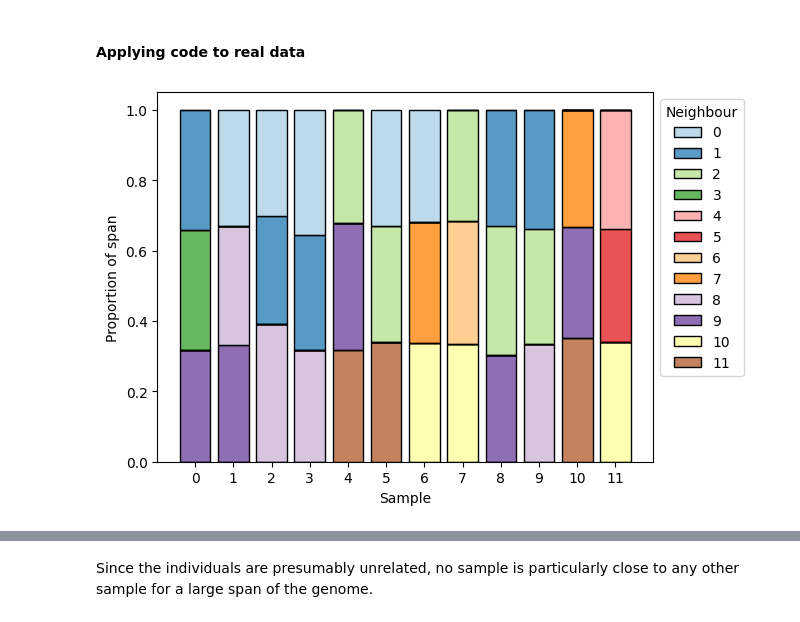
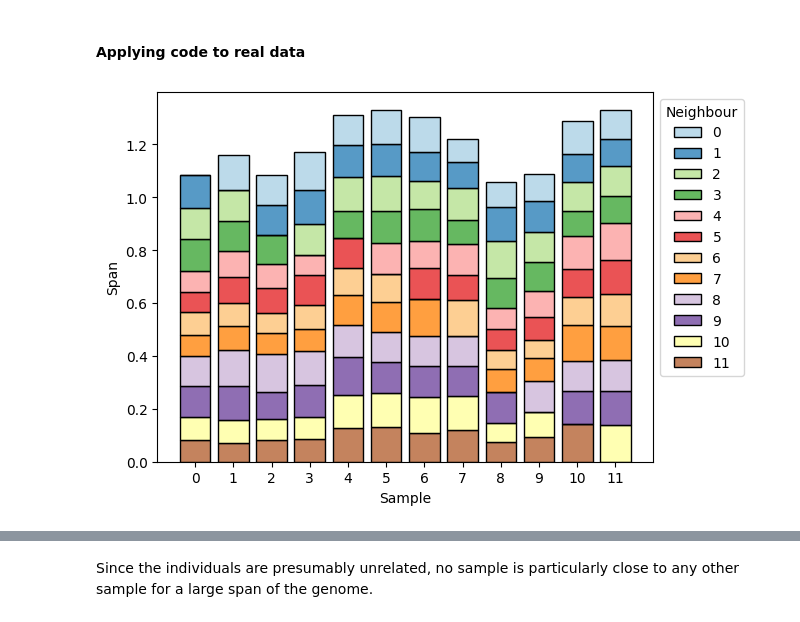
Before and after one commit to duncanMR/pedigrees_project, a Jupyter notebook: 1000_genomes.ipynb, the cells around one changed output, grey strips where cells are left out. Cells and saved outputs as stored; diff of their text form; code cells hidden in the pictures.

Commit message:
Make more pedigree plots; msprime pedigree sim

```diff
--- a/1000_genomes.ipynb
+++ b/1000_genomes.ipynb
@@ -276,8 +276,11 @@ neighbours
 # %% [output]
 ['0', '1', '2', '3', '4', '6', '7']
 # %%
-ax = sns.histplot(topn, x='Sample', hue='Neighbour', weights='Norm_Value',
-                  multiple='stack', shrink=0.8, hue_order = neighbours, palette="Paired")
+import seaborn as sns
+import matplotlib.pyplot as plt
+
+#ax = sns.histplot(topn, x='Sample', hue='Neighbour', weights='Norm_Value',
+#                  multiple='stack', shrink=0.8, hue_order = neighbours, palette="Paired")
 sns.move_legend(ax, "upper left", bbox_to_anchor=(1, 1))
 ax.set(xlabel='Sample', ylabel='Proportion of span')
 
@@ -314,22 +317,26 @@ def make_span_df(ts, n_per_sample):
     topn.sort_values(by='Sample', inplace=True, key=lambda x : x.astype(int))
     return topn
 
-def plot_span_df(df, palette):
+def plot_span_df(df, palette, normaliseQ = False):
     #neighbours_list ordered for plotting
     neighbours = df['Neighbour'].drop_duplicates().to_list()
     neighbours.sort(key = int)
 
     #using histplot because it can create stacked bar charts nicely
-    ax = sns.histplot(df, x='Sample', hue='Neighbour', weights='Norm_Value',
-                  multiple='stack', shrink=0.8, hue_order = neighbours, palette=palette)
+    if normaliseQ:
+        ax = sns.histplot(df, x='Sample', hue='Neighbour', weights='Norm_Value',
+                      multiple='stack', shrink=0.8, hue_order = neighbours, palette=palette)
+    else:
+        ax = sns.histplot(df, x='Sample', hue='Neighbour', weights='Value',
+                      multiple='stack', shrink=0.8, hue_order = neighbours, palette=palette)
     sns.move_legend(ax, "upper left", bbox_to_anchor=(1, 1))
-    ax.set(xlabel='Sample', ylabel='Proportion of span')
+    ax.set(xlabel='Sample', ylabel='Span')
 
     plt.show()
 # %% [markdown]
 #### Applying code to real data
 # %%
-span_df = make_span_df(ts_small, 3)
+span_df = make_span_df(ts_small, 12)
 plot_span_df(span_df, "Paired")
 # %% [output]
-[figure, old version]
+[figure, new version]
```
Also changed, not shown: parts of 45 cells of this notebook, 3 other files.
